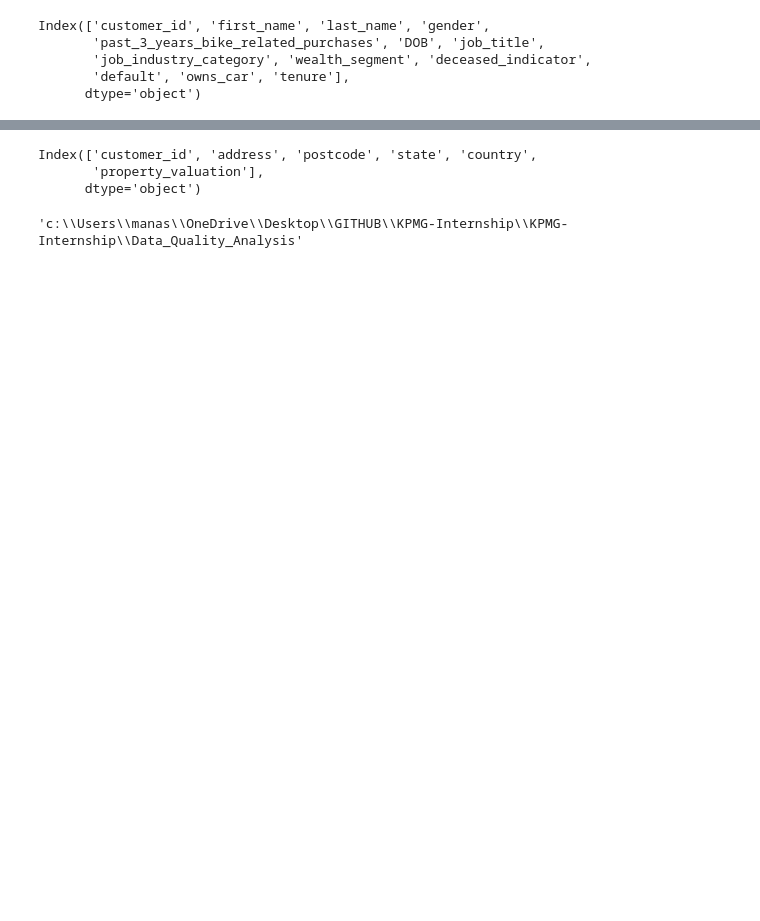
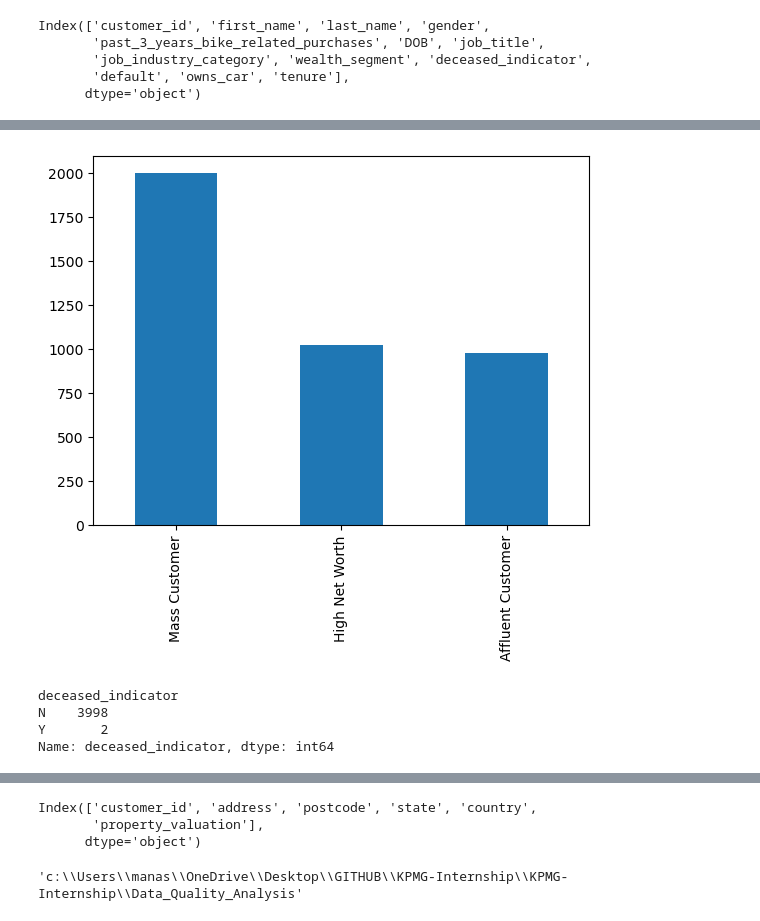
Before and after one commit to manasapullannagari/KPMG-Internship, a Jupyter notebook: Data_Quality_Analysis/Data_quality_analysis.ipynb, the cells around one changed output, grey strips where cells are left out. Drawn from its saved outputs; the diff is of its cells as text; code cells hidden in the pictures; blank space fills up the shorter version.

```diff
--- a/Data_Quality_Analysis/Data_quality_analysis.ipynb
+++ b/Data_Quality_Analysis/Data_quality_analysis.ipynb
@@ -105,0 +238,12 @@ Index(['customer_id', 'first_name', 'last_name', 'gender',
+# %%
+CustomerDemographic.wealth_segment.value_counts().plot(kind = 'bar');
+# %% [output]
+[figure, added]
+# %%
+CustomerDemographic.groupby('deceased_indicator')['deceased_indicator'].count()
+## Almost every customer has deceased_indicator 'N'
+# %% [output]
+deceased_indicator
+N    3998
+Y       2
+Name: deceased_indicator, dtype: int64
```
Also changed, not shown: parts of 18 cells of this notebook.
